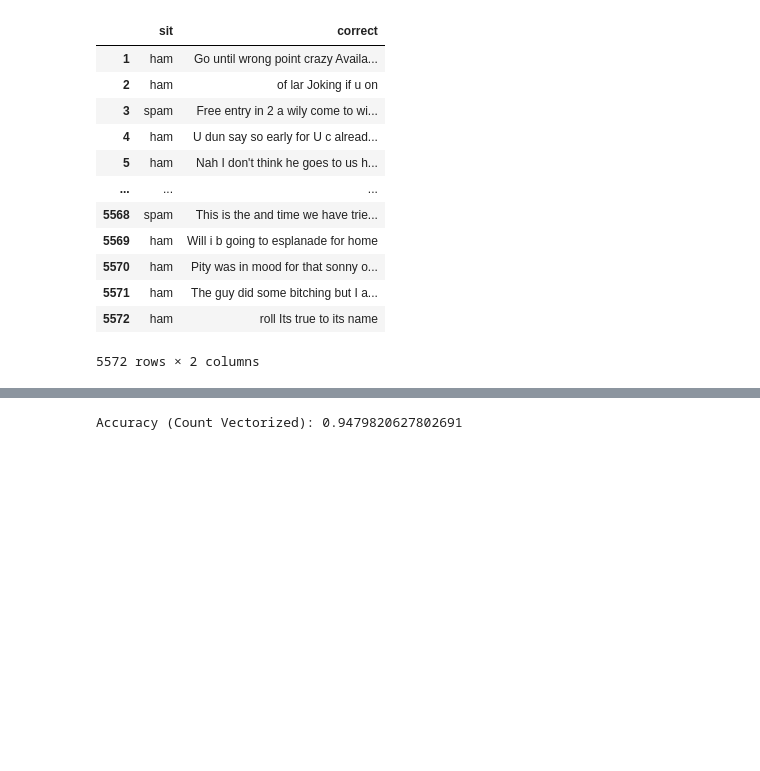
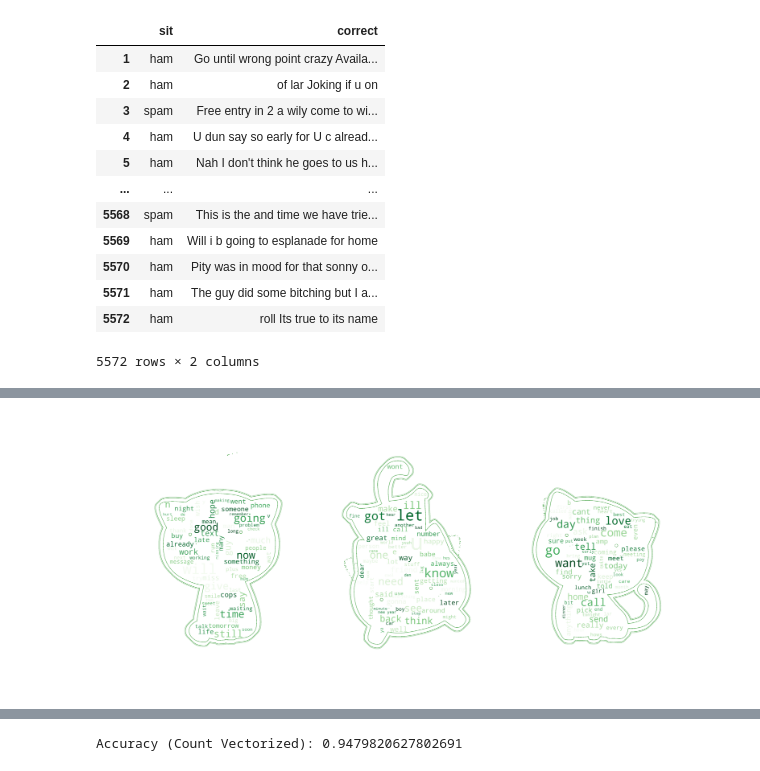
Before and after one commit to data-IA-2023/ham-spam-GR1, a Jupyter notebook: spam2.ipynb, the cells around one changed output, grey strips where cells are left out. Saved outputs shown, nothing was run; the diff lists cells and outputs as text; code cells hidden in the pictures; blank space fills up the shorter version.

```diff
--- a/spam2.ipynb
+++ b/spam2.ipynb
@@ -118,21 +132,30 @@ def preprocess(text):
 # Correction des mots et des phrases
 X_train = [preprocess(str(text)) for text in X_train]
 X_test = [preprocess(str(text)) for text in X_test]
+# %%
+#convert the list into a string
+fil_spam = ("").join(spam_list)
+fil_spam = fil_spam.lower()
+#convert the list into a string
+fil_ham = "".join(map(str, ham_list))
+fil_ham = fil_ham.lower()
 # %%
 # Création d'un filtre prenant en paramètre une image du répertoire du projet
 comment_mask = np.array(Image.open("image/cat.png"))
 # Génère un nuage de mots pour les "HAM"
-wordcloud = WordCloud(max_font_size = 160, margin=0, mask = comment_mask, background_color = "white", contour_color= 'green',contour_width= 1     ,   colormap="Greens").generate(text_data)
+wordcloud = WordCloud(max_font_size = 160, margin=0, mask = comment_mask, background_color = "white", contour_color= 'green',contour_width= 1,   colormap="Greens").generate(fil_ham)
 
 # Agencement du nuage de mots sur l'image
 
 plt.figure(figsize=[20,10])
 plt.imshow(wordcloud, interpolation='bilinear')
 plt.axis("off")
 
 plt.margins(x=0, y=0)
 
 plt.show()
+# %% [output]
+[figure, added]
 # %%
 # Création d'un filtre prenant en paramètre une image du répertoire du projet
 comment_mask = np.array(Image.open("image/bat.png"))
```
Also changed, not shown: parts of 6 cells of this notebook.
